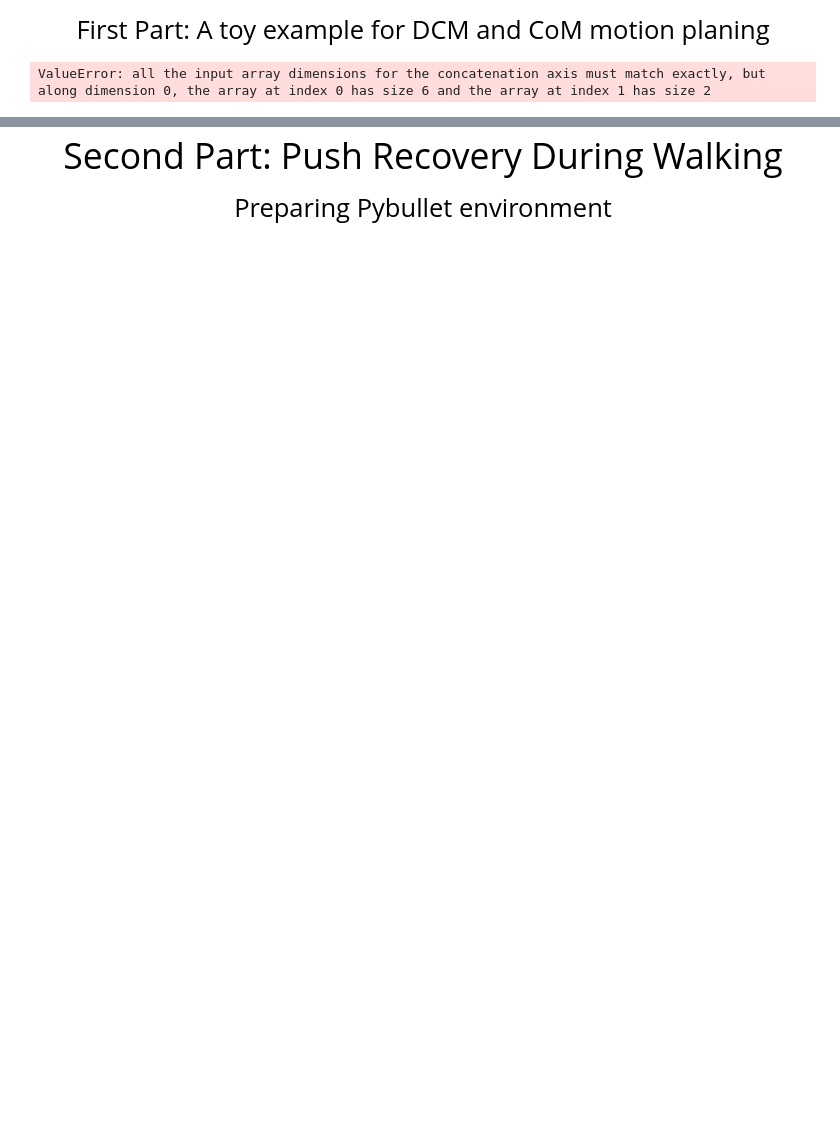
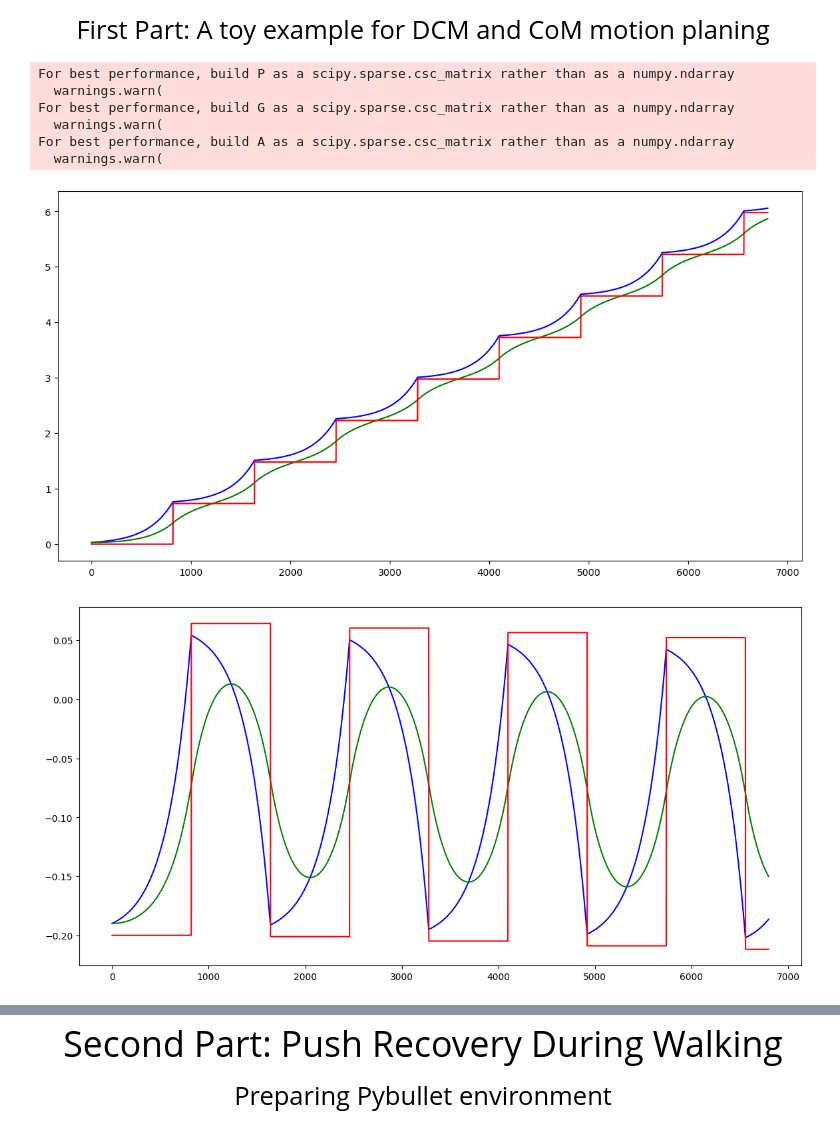
Before and after one commit to Armonis5/lr-biped-start, a Jupyter notebook: DCM-Locomotion.ipynb, the cells around one changed output, grey strips where cells are left out. Drawn from its saved outputs; the diff is of its cells as text; code cells hidden in the pictures; blank space fills up the shorter version.

```diff
--- a/DCM-Locomotion.ipynb
+++ b/DCM-Locomotion.ipynb
@@ -84,13 +86,17 @@ for iter in range(6800):
 
     #make Hessian, Gradient and Constraints matrix of QP based on equations 13,14,15 and 16,
     #you can expand these equations to find the following matrices
-    P = np.diag([alphaCoPX, alphaCoPY, alphaSigma, alphaOffsetX, alphaOffsetY]) # todo: use equation 14 and 16 to find the P and Q
-    q = np.array([[-2 * alphaCoPX * CoPNoMX],
-                [-2 * alphaCoPY * CoPNoMY],
-                [-2 * alphaSigma * SigmaNoM],
-                [-2 * alphaOffsetX * OffsetNoMX],
-                [-2 * alphaOffsetY * OffsetNoMY]
-    ]) # todo: use equation 14 and 16 to find the P and Q
+    P = np.array([[2*alphaCoPX,0,0,0,0],
+                  [0,2*alphaCoPY,0,0,0],
+                  [0,0,2*alphaSigma,0,0],
+                  [0,0,0,2*alphaOffsetX,0],
+                  [0,0,0,0,2*alphaOffsetY]]) # todo: use equation 14 and 16 to find the P and Q
+    q = np.array([-2*alphaCoPX * CoPNoMX,
+                -2*alphaCoPY * CoPNoMY,
+                -2*alphaSigma * SigmaNoM,
+                -2*alphaOffsetX * OffsetNoMX,
+                -2*alphaOffsetY * OffsetNoMY
+                 ]) # todo: use equation 14 and 16 to find the P and Q
 
     G = np.array([[1, 0, 0, 0, 0],
                  [0, 1, 0, 0, 0],
@@ -99,23 +105,22 @@ for iter in range(6800):
                  [0, 0, 1, 0, 0],
                  [0, 0, -1, 0, 0]
                  ]) # todo: use equation 15 and 16 to find the G and h
-    h = np.array([[CoPTMaxX],
-                 [CoPTMaxY],
-                 [-CoPTMinX],
-                 [-CoPTMinY],
-                 [SigmaMax],
-                 [-SigmaMin]
+    h = np.array([CoPTMaxX,
+                 CoPTMaxY,
+                 -CoPTMinX,
+                 -CoPTMinY,
+                 SigmaMax,
+                 -SigmaMin
                  ]) # todo: use equation 15 and 16 to find the G and h
 
     A = np.array([[1, 0, (CoPX - DCMXInit), 1, 0],
                   [0, 1, (CoPY - DCMYInit), 0, 1]]) # todo: use equation 13 and 16 to find the A and b
-    b = np.array([[CopXInit],
-                  [CopYInit]]) # todo: use equation 13 and 16 to find the A and b
+    b = np.array([CopXInit,
+                  CopYInit]) # todo: use equation 13 and 16 to find the A and b
 
     #solve QP problem U is the vector of optimized parameters
     U = solve_qp(P, q, G, h, A, b, solver="osqp")
-
-    stepDuration = (1 / DCMGenerator.omega) * np.log(U[2]) #todo: find the step duration based on the the optimized sigma (use Log function to find step duration)
+    stepDuration = np.log(U[2])/DCMGenerator.omega #todo: find the step duration based on the the optimized sigma (use Log function to find step duration)
 
 
     DesiredDCM = DCMGenerator.getDCMTrajectory(dt_toy)  #get the desired DCM for the next time-step
@@ -137,31 +142,38 @@ for iter in range(6800):
         internalStep=0
         DCMGenerator.CoP= np.array([U[0] ,U[1]])
         sign=sign*-1
 
         CoPX = U[0]
         CoPY = U[1]
 
         DCMx = DesiredDCM[0]
         DCMy = DesiredDCM[1]
 
 
 # todo: uncomment to plot
 figg, (ax) = plt.subplots(figsize = (14, 7))
 ax.plot(np.array(DCMTrajectoryToy)[:,0],'b',label="DCM")
 ax.plot(np.array(CoMTrajectoryToy)[:,0],'g',label="CoM")
 ax.plot(np.array(CoPTrajectoryToy)[:,0],'r',label="Cop")
 plt.show()
 
 figg1, (ax1) = plt.subplots(figsize = (14, 7))
 ax1.plot(np.array(DCMTrajectoryToy)[:,1],'b',label="DCM")
 ax1.plot(np.array(CoMTrajectoryToy)[:,1],'g',label="CoM")
 ax1.plot(np.array(CoPTrajectoryToy)[:,1],'r',label="Cop")
 plt.show()
 
 figg2, (ax2) = plt.subplots(figsize = (14, 7))
 ax2.plot(np.array(DCMTrajectoryToy)[:,0],np.array(DCMTrajectoryToy)[:,1],'b',label="DCM")
 ax2.plot(np.array(CoMTrajectoryToy)[:,0],np.array(CoMTrajectoryToy)[:,1],'g',label="CoM")
 ax2.plot(np.array(CoPTrajectoryToy)[:,0],np.array(CoPTrajectoryToy)[:,1],'*r',label="CoP")
 plt.show()
 # %% [output]
-ValueError: all the input array dimensions for the concatenation axis must match exactly, but along dimension 0, the array at index 0 has size 6 and the array at index 1 has size 2
+For best performance, build P as a scipy.sparse.csc_matrix rather than as a numpy.ndarray
+  warnings.warn(
+For best performance, build G as a scipy.sparse.csc_matrix rather than as a numpy.ndarray
+  warnings.warn(
+For best performance, build A as a scipy.sparse.csc_matrix rather than as a numpy.ndarray
+  warnings.warn(
+[figure, added]
+[figure, added]
```
Also changed, not shown: parts of 6 cells of this notebook, 2 other files.
